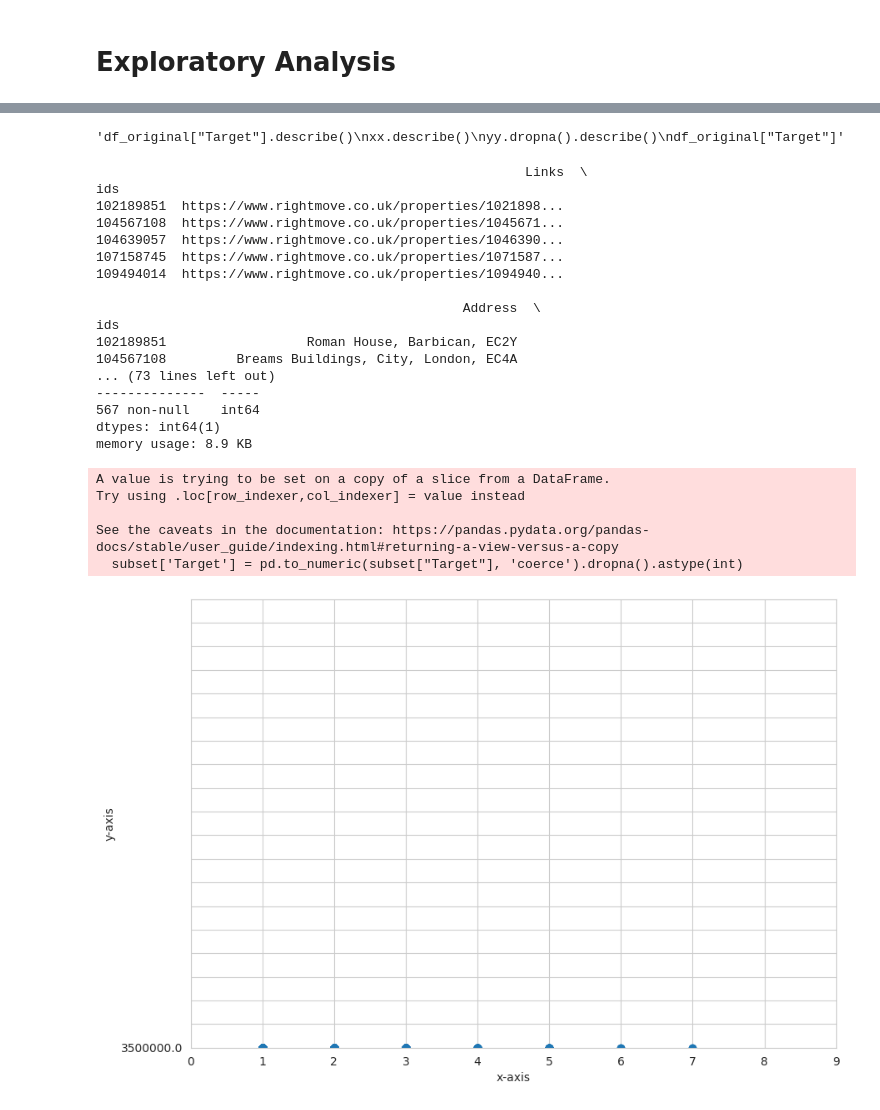
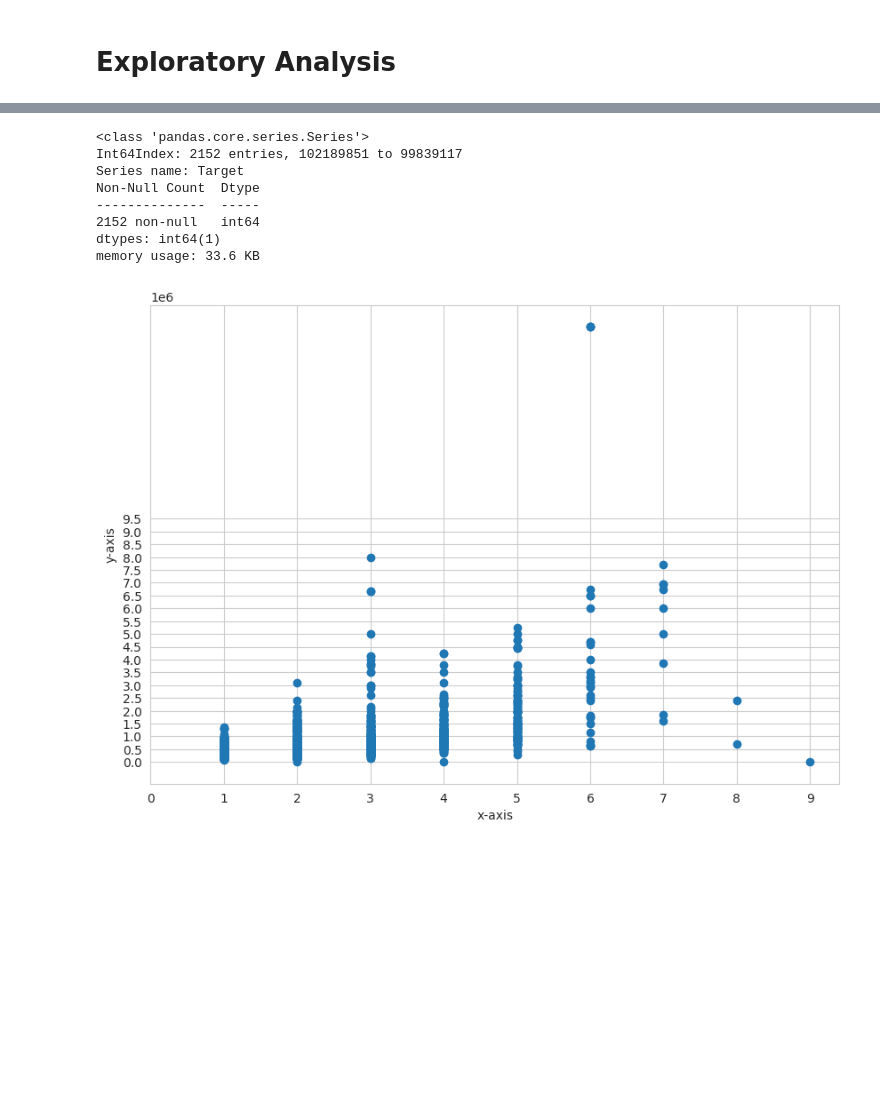
Before and after one commit to jayportfolio/capstone_prep, a Jupyter notebook: scrape_site/4_data_exploration_mission.ipynb, the cells around one changed output, grey strips where cells are left out. Drawn from its saved outputs; the diff is of its cells as text; code cells hidden in the pictures; blank space fills up the shorter version.

Commit message:
worked on exploratory data analysis

```diff
--- a/scrape_site/4_data_exploration_mission.ipynb
+++ b/scrape_site/4_data_exploration_mission.ipynb
@@ -71,0 +43,2 @@ for match in m:
+# %%
+df_original = df_original.drop(['Links','version_head','version_indiv','link'], axis=1)
@@ -71,0 +50,3 @@ for match in m:
+# %%
+df_original = df_original[df_original["Target"] != 'POA']
+df_original.shape
@@ -72,14 +55,9 @@ for match in m:
 # %%
-#df_original = pd.read_csv("scraped/sales_data.csv")
-#df_original["bedroom_count"] = df_original["Description"].str[0]
-#df_original['bedrooms'] = df_original['Description'].str.extract('(\d) bedroom')
-df_original['bedrooms'] = df_original['Description'].str.extract('(\d) bedroom').astype('float')
 df_original['postcode'] = df_original["Address"].str.extract("([A-Z]{1,2}\d[A-Z\d]? ?\d[A-Z]{2}|[A-Z]{1,2}\d[A-Z\d]?)")
+df_original['compass'] = df_original["postcode"].str[0:2]
 df_original['type'] = df_original["Description"].str.extract("(house|apartment|flat|maisonette)")
-df_original['compass'] = df_original["postcode"].str[0:2]
 df_original['sq_ft'] = df_original["size"].str.extract("(\d*) sq. ft.")
+df_original['hold_type2'] = df_original["hold_type"].str.replace("Tenure:","").str.strip()
 
-df_original['hold_type2'] = df_original["hold_type"].str.replace("Tenure:","").str.strip()
-#df_original['type'] = df_original["Description"].str.extract("(house|apartment|flat|maisonette|property)")
-df_original.head(20)
+df_original
 # %% [output]
@@ -157,3 +98,6 @@ plt.show()
+# %%
+df_original["sq_ft"] = pd.to_numeric(df_original["sq_ft"], 'coerce').fillna(-1).astype(int)
+df_original["Target"] = pd.to_numeric(df_original["Target"], 'coerce').fillna(-1).astype(int)
 # %%
 df_original.info()
 # %% [output]
@@ -400,17 +358,14 @@ plt.show()
 # %%
 # also not working
-'''df_original["Target"].describe()
-xx.describe()
-yy.dropna().describe()
-df_original["Target"]'''
+# df_original["Target"].describe()
+# xx.describe()
+# yy.dropna().describe()
+# df_original["Target"]
-# %% [output]
-'df_original["Target"].describe()\nxx.describe()\nyy.dropna().describe()\ndf_original["Target"]'
 # %%
-subset = df_original[df_original["Target"] != 'POA']
 #subset = df_original[df_original[['Target']].apply(lambda x: x[0].isdigit(), axis=1)]
 pd.to_numeric(subset["Target"], 'coerce').dropna().astype(int)
 
-print(subset.head())
+#print(subset.head())
 subset.describe()
 df_original["Target"].value_counts()
 df_original["Target"].dtypes
@@ -421,51 +376,37 @@ df_original.dtypes
 
 pd.to_numeric(df_original["Target"], 'coerce').dropna().astype(int)
 
 xx = subset['bedrooms']
 yy = subset['Target']
 
 xx,yy
 subset['Target'] = pd.to_numeric(subset["Target"], 'coerce').dropna().astype(int)
 subset['Target'].info()
 
 # Creating a subplot with 2 row and 1 column
 fig, (axes3) = plt.subplots(1, 1, figsize=(10,7))
 
 # Plotting first axes object i.e. axes1 and labeling
 # its x and y axes
 axes3.scatter(xx, yy)
 axes3.set_ylabel('y-axis')
 axes3.set_xlabel('x-axis')
 
 # Setting the interval of ticks of x-axis to 1 and of y-axis
 # to 0.1 of first axes i.e. axes1.
 axes3.xaxis.set_ticks(np.arange(0, 10, 1))
 #axes3.yaxis.set_ticks(np.arange(0, 0.5, 0.1))
 #axes3.yaxis.set_ticks([0,10])
 axes3.yaxis.set_ticks(np.arange(0, 10000000,500000))
 
 plt.show()
 # %% [output]
-                                                       Links  \
-ids
-102189851  https://www.rightmove.co.uk/properties/1021898...
-104567108  https://www.rightmove.co.uk/properties/1045671...
-104639057  https://www.rightmove.co.uk/properties/1046390...
-107158745  https://www.rightmove.co.uk/properties/1071587...
-109494014  https://www.rightmove.co.uk/properties/1094940...
-
-                                               Address  \
-ids
-102189851                  Roman House, Barbican, EC2Y
-104567108         Breams Buildings, City, London, EC4A
-... (73 lines left out)
+<class 'pandas.core.series.Series'>
+Int64Index: 2152 entries, 102189851 to 99839117
+Series name: Target
+Non-Null Count  Dtype
 --------------  -----
-567 non-null    int64
+2152 non-null   int64
 dtypes: int64(1)
-memory usage: 8.9 KB
+memory usage: 33.6 KB
-A value is trying to be set on a copy of a slice from a DataFrame.
-Try using .loc[row_indexer,col_indexer] = value instead
-
-See the caveats in the documentation: https://pandas.pydata.org/pandas-docs/stable/user_guide/indexing.html#returning-a-view-versus-a-copy
-  subset['Target'] = pd.to_numeric(subset["Target"], 'coerce').dropna().astype(int)
-[figure, old version]
+[figure, new version]
```
Also changed, not shown: parts of 40 cells of this notebook, 4 other files.
